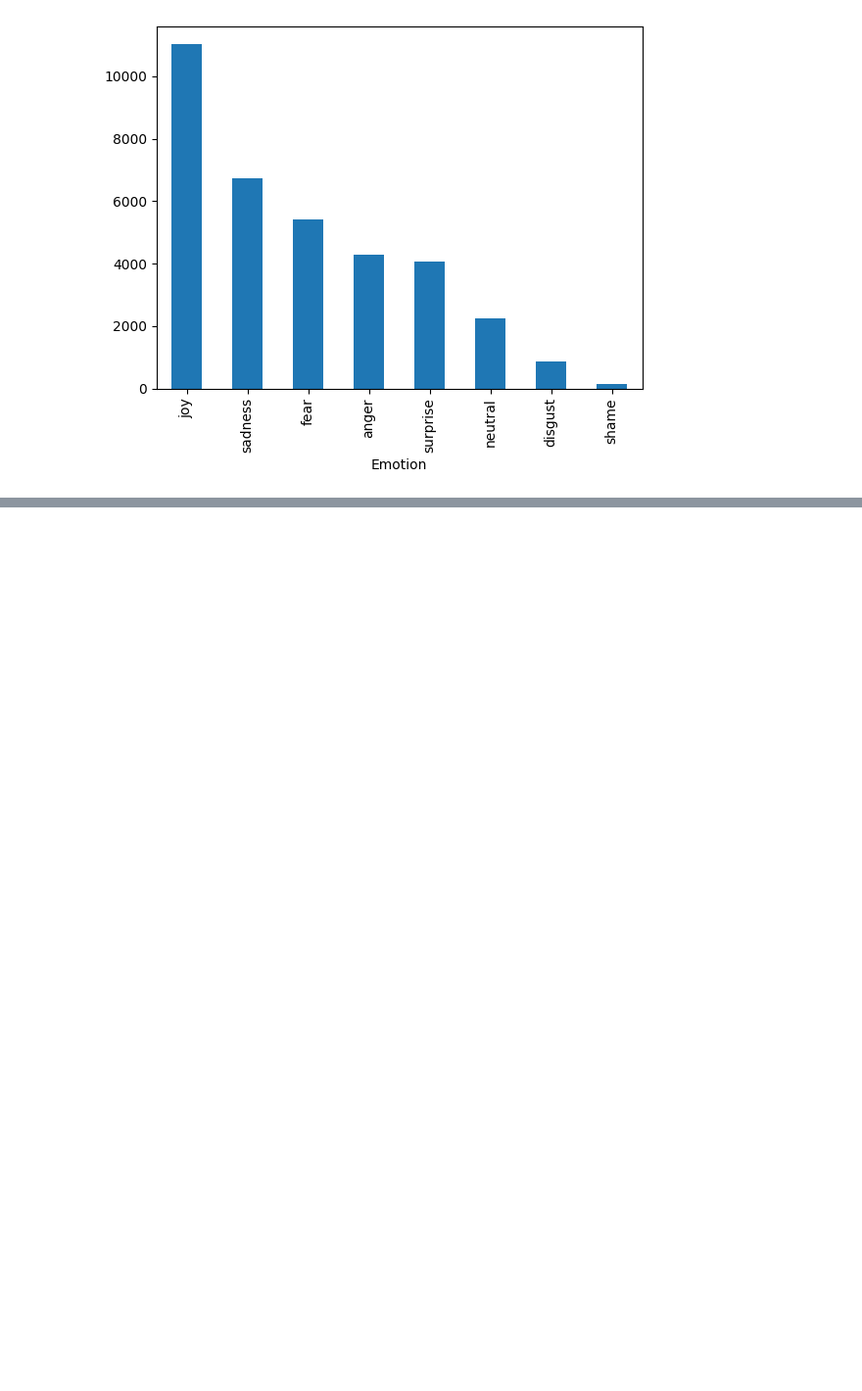
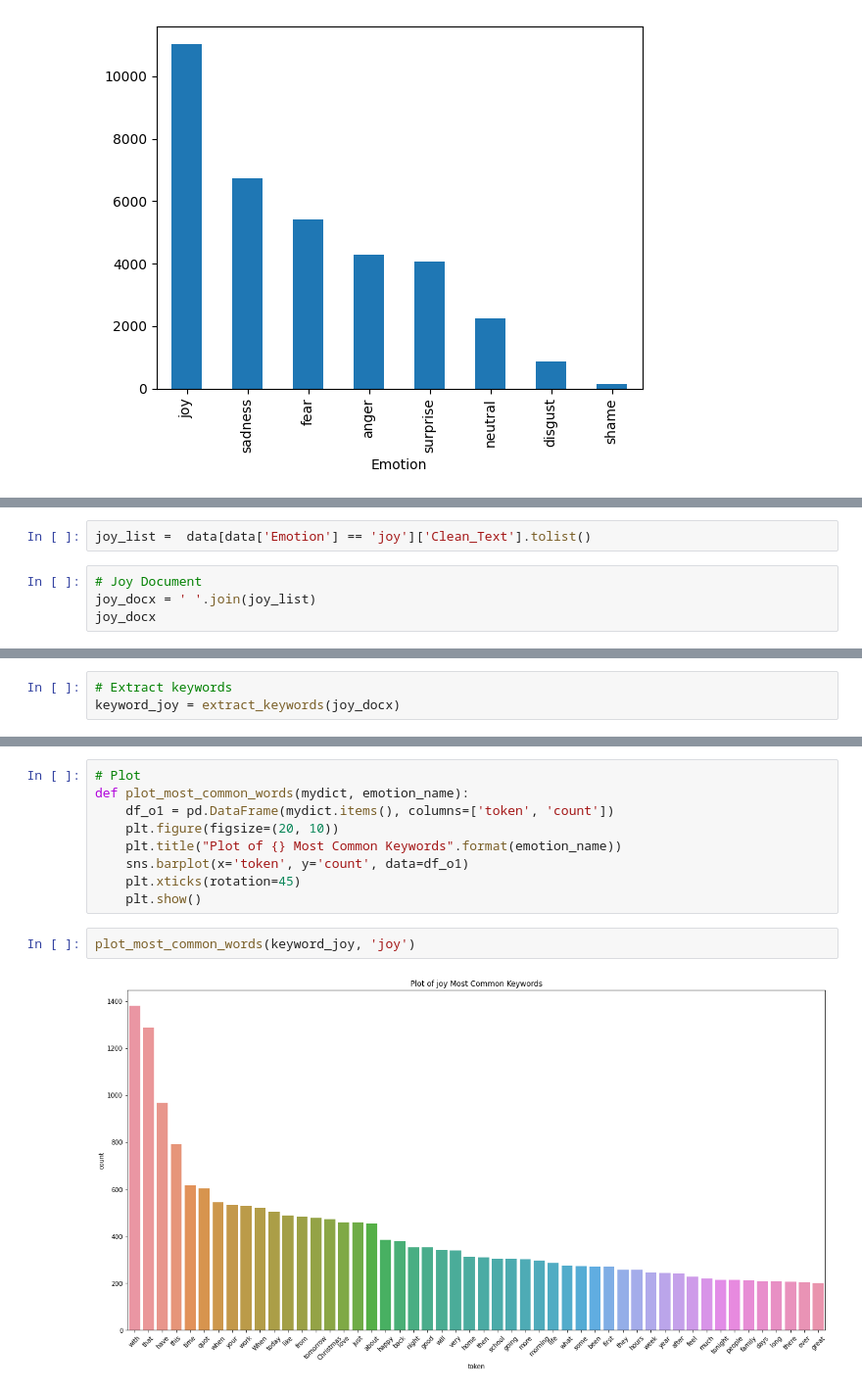
Before and after one commit to Mdsomratakbor/Machine-Learning, a Jupyter notebook: Emotion-Detection-of-Text/emotion-detection.ipynb, the cells around one changed output, grey strips where cells are left out. Shown at 98% size. Saved outputs shown, nothing was run; the diff lists cells and outputs as text; blank space fills up the shorter version.

```diff
--- a/Emotion-Detection-of-Text/emotion-detection.ipynb
+++ b/Emotion-Detection-of-Text/emotion-detection.ipynb
@@ -73,0 +213,6 @@ from textblob import TextBlob
+# %%
+joy_list =  data[data['Emotion'] == 'joy']['Clean_Text'].tolist()
+# %%
+# Joy Document
+joy_docx = ' '.join(joy_list)
+joy_docx
@@ -73,0 +221,3 @@ from textblob import TextBlob
+# %%
+# Extract keywords
+keyword_joy = extract_keywords(joy_docx)
@@ -73,0 +244,13 @@ from textblob import TextBlob
+# %%
+# Plot
+def plot_most_common_words(mydict, emotion_name):
+    df_o1 = pd.DataFrame(mydict.items(), columns=['token', 'count'])
+    plt.figure(figsize=(20, 10))
+    plt.title("Plot of {} Most Common Keywords".format(emotion_name))
+    sns.barplot(x='token', y='count', data=df_o1)
+    plt.xticks(rotation=45)
+    plt.show()
+# %%
+plot_most_common_words(keyword_joy, 'joy')
+# %% [output]
+[figure, added]
```
Also changed, not shown: parts of 25 cells of this notebook.
